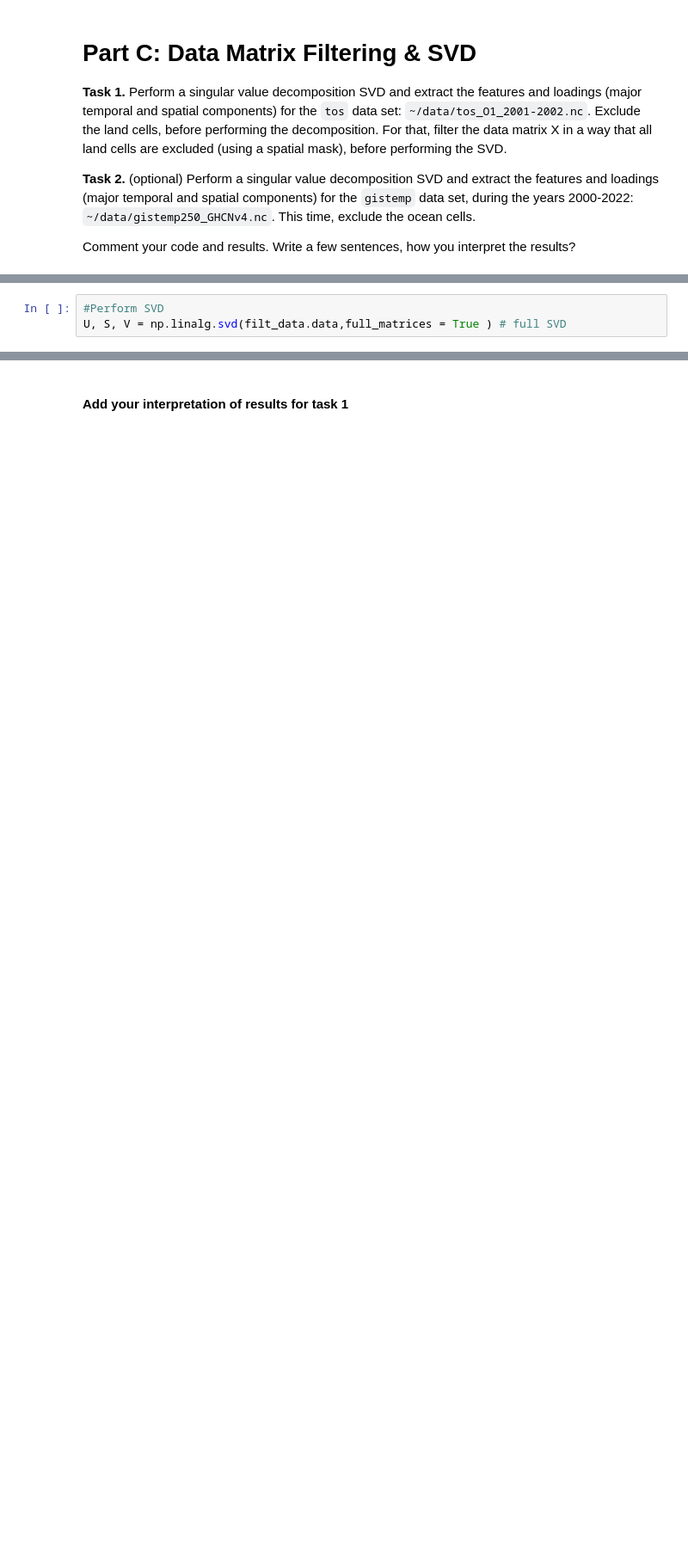
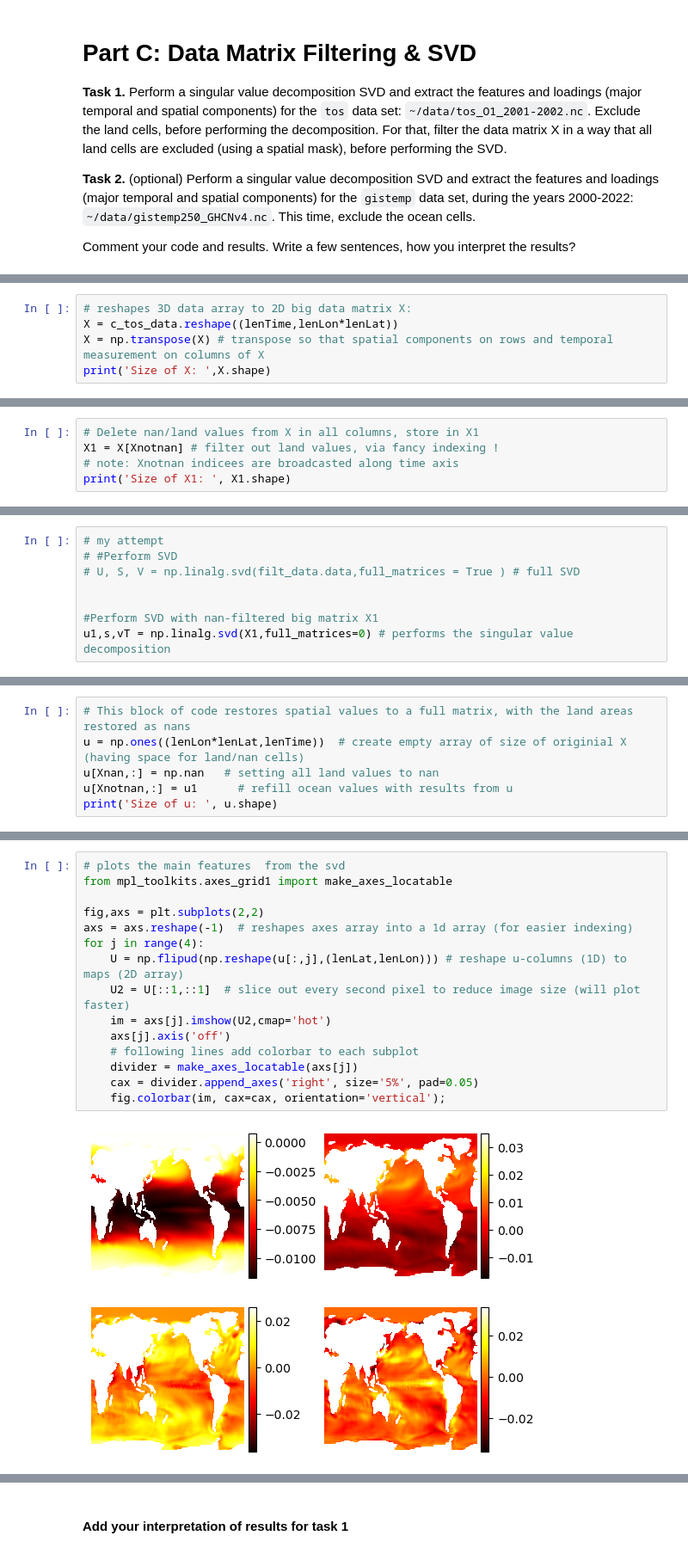
Before and after one commit to nazmul0310/geosf22_huda, a Jupyter notebook: E08_PointsInARegion_update.ipynb, the cells around one changed output, grey strips where cells are left out. Shown at 86% size. Drawn from its saved outputs; the diff is of its cells as text; blank space fills up the shorter version.

```diff
--- a/E08_PointsInARegion_update.ipynb
+++ b/E08_PointsInARegion_update.ipynb
@@ -415,0 +423,5 @@ filt_data = np.where(c_tos_data < 1e19, c_tos_data, 0) #filters out continental
+# %%
+# reshapes 3D data array to 2D big data matrix X:
+X = c_tos_data.reshape((lenTime,lenLon*lenLat))
+X = np.transpose(X) # transpose so that spatial components on rows and temporal measurement on columns of X
+print('Size of X: ',X.shape)
@@ -415,0 +447,5 @@ filt_data = np.where(c_tos_data < 1e19, c_tos_data, 0) #filters out continental
+# %%
+# Delete nan/land values from X in all columns, store in X1
+X1 = X[Xnotnan] # filter out land values, via fancy indexing !
+# note: Xnotnan indicees are broadcasted along time axis
+print('Size of X1: ', X1.shape)
@@ -416,4 +454,9 @@ filt_data = np.where(c_tos_data < 1e19, c_tos_data, 0) #filters out continental
 # %%
-#Perform SVD
-U, S, V = np.linalg.svd(filt_data.data,full_matrices = True ) # full SVD
+# my attempt
+# #Perform SVD
+# U, S, V = np.linalg.svd(filt_data.data,full_matrices = True ) # full SVD
+
+
+#Perform SVD with nan-filtered big matrix X1
+u1,s,vT = np.linalg.svd(X1,full_matrices=0) # performs the singular value decomposition
 # %%
@@ -437,0 +468,6 @@ plt.show()
+# %%
+# This block of code restores spatial values to a full matrix, with the land areas restored as nans
+u = np.ones((lenLon*lenLat,lenTime))  # create empty array of size of originial X (having space for land/nan cells)
+u[Xnan,:] = np.nan   # setting all land values to nan
+u[Xnotnan,:] = u1      # refill ocean values with results from u
+print('Size of u: ', u.shape)
@@ -437,0 +476,17 @@ plt.show()
+# %%
+# plots the main features  from the svd
+from mpl_toolkits.axes_grid1 import make_axes_locatable
+
+fig,axs = plt.subplots(2,2)
+axs = axs.reshape(-1)  # reshapes axes array into a 1d array (for easier indexing)
+for j in range(4):
+    U = np.flipud(np.reshape(u[:,j],(lenLat,lenLon))) # reshape u-columns (1D) to maps (2D array)
+    U2 = U[::1,::1]  # slice out every second pixel to reduce image size (will plot faster)
+    im = axs[j].imshow(U2,cmap='hot')
+    axs[j].axis('off')
+    # following lines add colorbar to each subplot
+    divider = make_axes_locatable(axs[j])
+    cax = divider.append_axes('right', size='5%', pad=0.05)
+    fig.colorbar(im, cax=cax, orientation='vertical');
+# %% [output]
+[figure, added]
```
Also changed, not shown: parts of 12 cells of this notebook, 2 other files.
